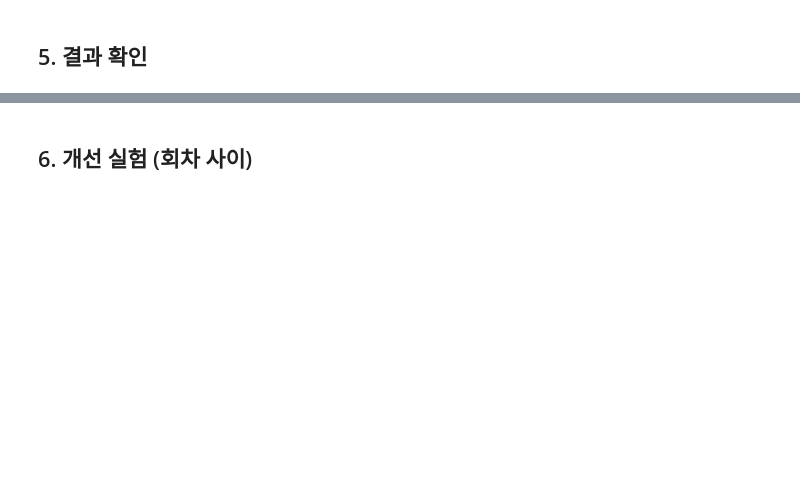
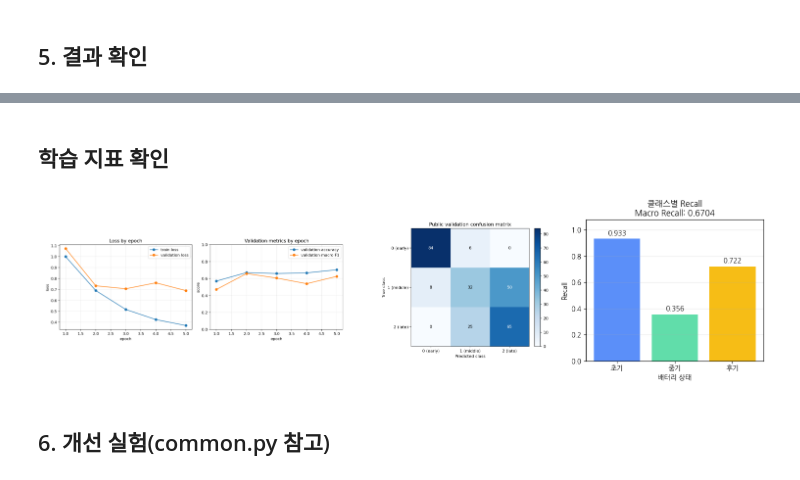
Before and after one commit to Hwk040319/MJY-ML, a Jupyter notebook: 00_quickstart_colab.ipynb, the cells around one changed output, grey strips where cells are left out. Drawn from its saved outputs; the diff is of its cells as text; code cells hidden in the pictures; blank space fills up the shorter version.

```diff
--- a/00_quickstart_colab.ipynb
+++ b/00_quickstart_colab.ipynb
@@ -96,15 +373,3 @@ print('get_transforms() 결과와 동일한가:', torch.allclose(final, step3))
 # %% [markdown]
 ## 5. 결과 확인
-# %%
-import json
-with open('outputs/baseline/validation_report.json', encoding='utf-8') as f:
-    report = json.load(f)
-print('Macro F1:', round(report['macro_f1'], 4))
-print('Accuracy:', round(report['accuracy'], 4))
-print('Class F1 (초기/중기/후기):', [round(v, 4) for v in report['class_f1']])
-
-# 학습이 진행되며 loss와 validation 점수가 어떻게 변했는지 바로 확인
-from IPython.display import Image as DisplayImage, display
-display(DisplayImage(filename='outputs/baseline/learning_curves.png'))
-display(DisplayImage(filename='outputs/baseline/confusion_matrix.png'))
 # %% [markdown]
@@ -117,5 +404,65 @@ print('예측할 이미지:', sample_image)
+# %% [markdown]
+## 학습 지표 확인
+# %%
+# 세 그래프를 작게 만들어 가로로 나란히 표시합니다.
+fig, axes = plt.subplots(
+    1,
+    3,
+    figsize=(15, 4),
+    gridspec_kw={
+        "width_ratios": [1.7, 1, 1]
+    }
+)
+
+
+# 1. 학습 곡선
+axes[0].imshow(learning_curves)
+axes[0].axis("off")
+
+
+# 2. Confusion Matrix
+axes[1].imshow(confusion_matrix_image)
+axes[1].axis("off")
+
+
+# 3. 클래스별 Recall
+recall_bars = axes[2].bar(
+    CLASS_NAMES,
+    class_recall,
+    color=[
+        "#5B8FF9",
+        "#61DDAA",
+        "#F6BD16"
+    ]
+)
+
+# 막대 위에 Recall 값을 표시합니다.
+axes[2].bar_label(
+    recall_bars,
+    labels=[
+        f"{value:.3f}"
+        for value in class_recall
+    ],
+    padding=3
+)
+
+axes[2].set_ylim(0, 1.08)
+axes[2].set_xlabel("배터리 상태")
+axes[2].set_ylabel("Recall")
+axes[2].set_title(
+    f"클래스별 Recall\nMacro Recall: {macro_recall:.4f}"
+)
+axes[2].grid(
+    axis="y",
+    alpha=0.25
+)
+
+plt.tight_layout()
+plt.show()
+# %% [output]
+[figure, added]
 # %% [markdown]
-## 6. 개선 실험 (회차 사이)
+## 6. 개선 실험(common.py 참고)
 # %%
 # A. 데이터 증강
 !python train_baseline.py --data-root data --augment --epochs 5 --output-dir outputs/exp_aug
```
Also changed, not shown: parts of 17 cells of this notebook, 2 other files.
